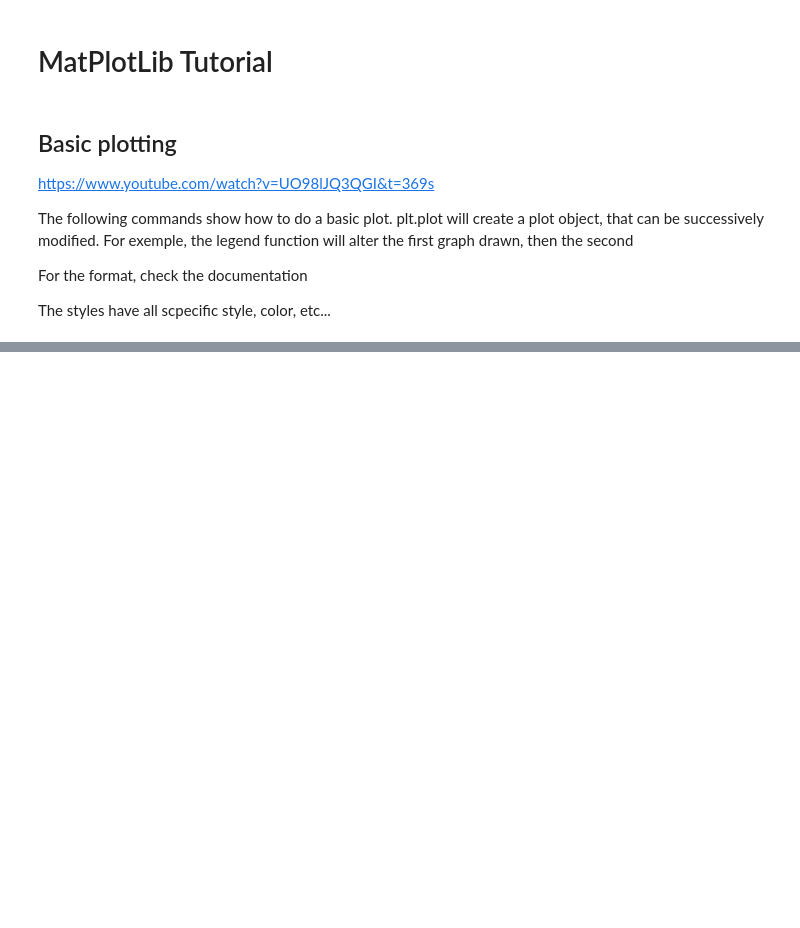
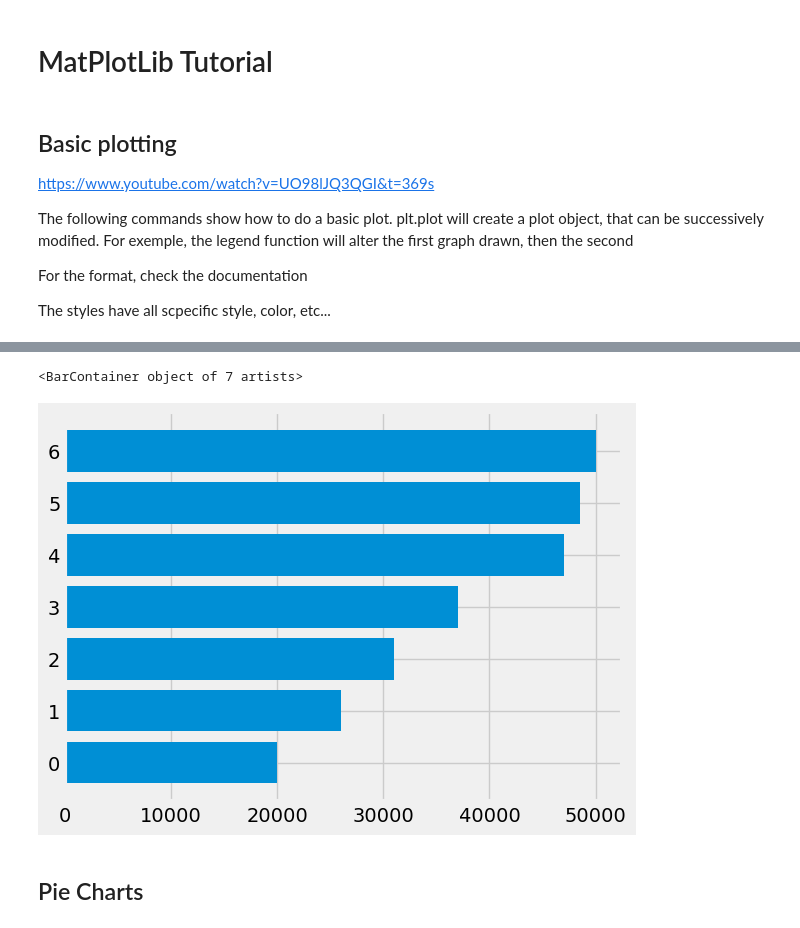
Before and after one commit to 4xel-C/Python-plotting-notes, a Jupyter notebook: MatPlotLib-tutorial.ipynb, the cells around one changed output, grey strips where cells are left out. Cells and saved outputs as stored; diff of their text form; code cells hidden in the pictures; blank space fills up the shorter version.

```diff
--- a/MatPlotLib-tutorial.ipynb
+++ b/MatPlotLib-tutorial.ipynb
@@ -51,0 +71,7 @@ plt.show() #show the plot if not in Jupyter (not necessary in jupyter notebook)
+# %%
+plt.barh(x_indexes, salary_py, label="Python")   #horizontal bar chart
+# %% [output]
+<BarContainer object of 7 artists>
+[figure, added]
+# %% [markdown]
+## Pie Charts
```
Also changed, not shown: parts of 4 cells of this notebook.
